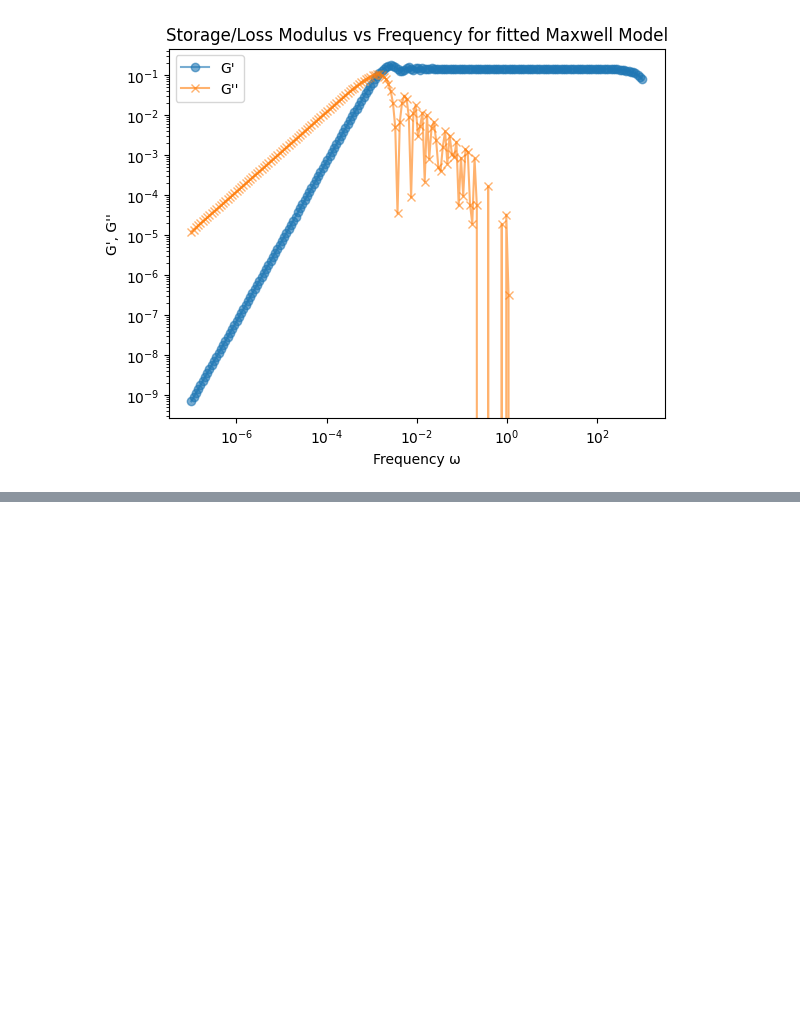
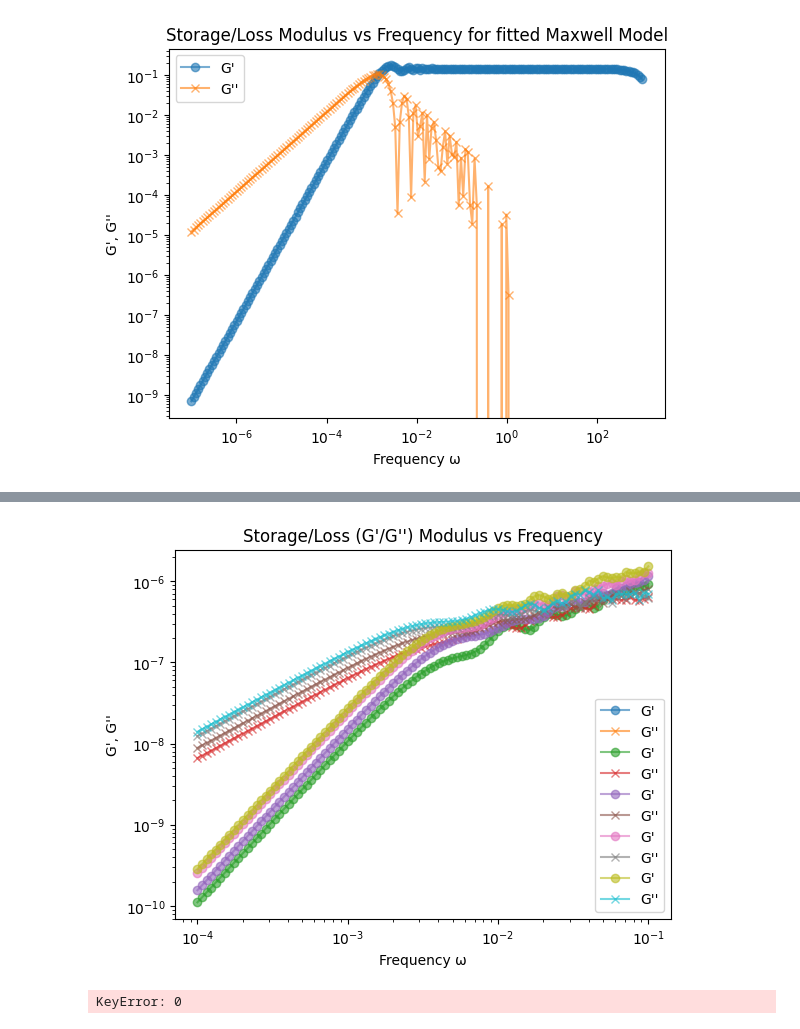
Before and after one commit to anotherbeaver/amine_polymers, a Jupyter notebook: logs/storage_loss_moduli.ipynb, the cells around one changed output, grey strips where cells are left out. Saved outputs shown, nothing was run; the diff lists cells and outputs as text; code cells hidden in the pictures; blank space fills up the shorter version.

```diff
--- a/logs/storage_loss_moduli.ipynb
+++ b/logs/storage_loss_moduli.ipynb
@@ -512,0 +574,42 @@ Comparing the G'/G'' plots with the plots of our actual data
+# %%
+# apply fourier integral to each G(t) in G_list
+storage_moduli = []
+loss_moduli = []
+n = 100
+omega = np.logspace(-4, -1, n)
+for G_t, time in zip(G_list, time_list):
+    F, Gp, Gpp = fourier_integral_moduli(time, G_t, omega)
+    storage_moduli.append(Gp)
+    loss_moduli.append(Gpp)
+    plt.loglog(omega, Gp, marker='o', alpha=0.6, label="G'")
+    plt.loglog(omega, Gpp, marker='x', alpha=0.6, label="G''")
+    plt.xlabel('Frequency ω')
+    plt.ylabel("G', G''")
+    plt.title("Storage/Loss (G'/G'') Modulus vs Frequency")
+    plt.legend()
+
+
+plt.show()
+# %% [output]
+[figure, added]
+# %%
+# apply fourier integral to each G(t) in G_list
+
+n = 100
+omega = np.logspace(-4, -1, n)
+for G_t, time in zip(G_list, time_list):
+    Gp = []
+    Gpp = []
+    for w in omega:
+        Gp.append(storage_modulus(w, G_t, time, integration_points=5000))
+        Gpp.append(loss_modulus(w, G_t, time, integration_points=5000))
+    plt.loglog(omega, Gp, marker='o', alpha=0.6, label="G'")
+    plt.loglog(omega, Gpp, marker='x', alpha=0.6, label="G''")
+    plt.xlabel('Frequency ω')
+    plt.ylabel("G', G''")
+    plt.title("Storage/Loss (G'/G'') Modulus vs Frequency")
+    plt.legend()
+
+plt.show()
+# %% [output]
+KeyError: 0
```
Also changed, not shown: parts of 2 cells of this notebook, 2 other files.
